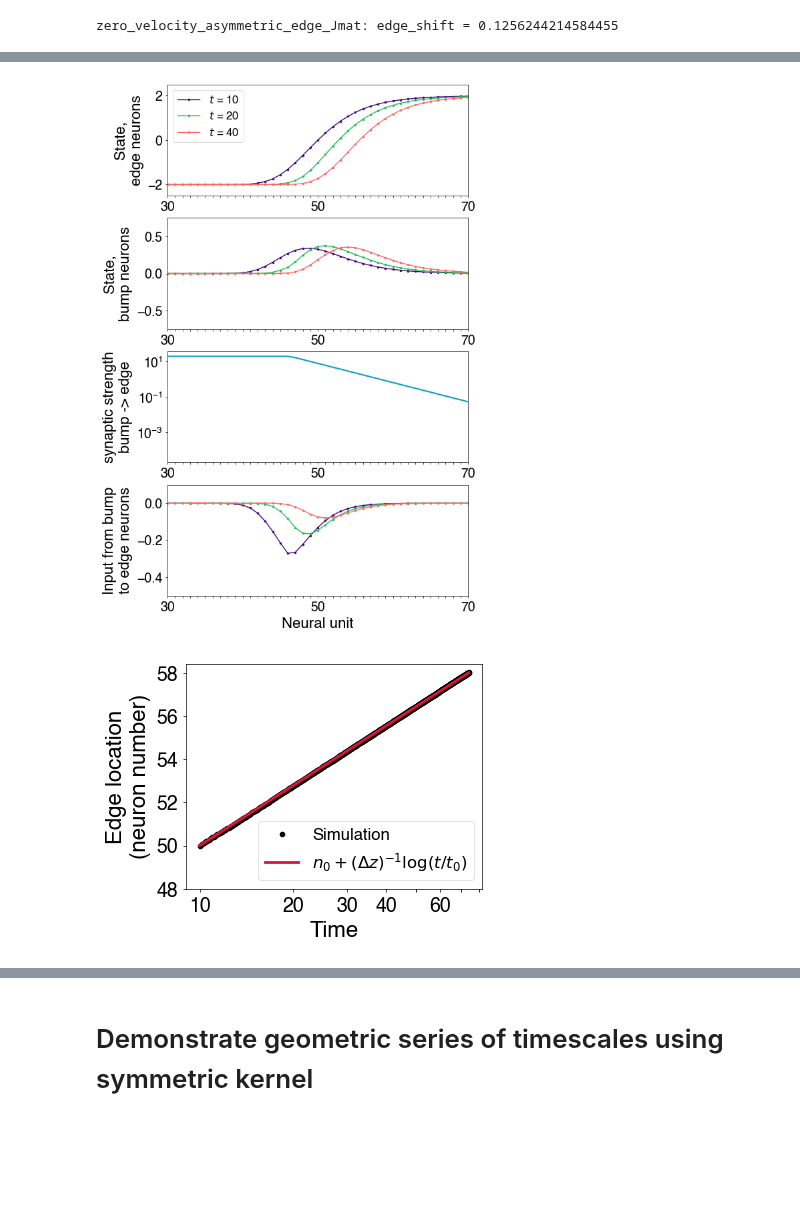
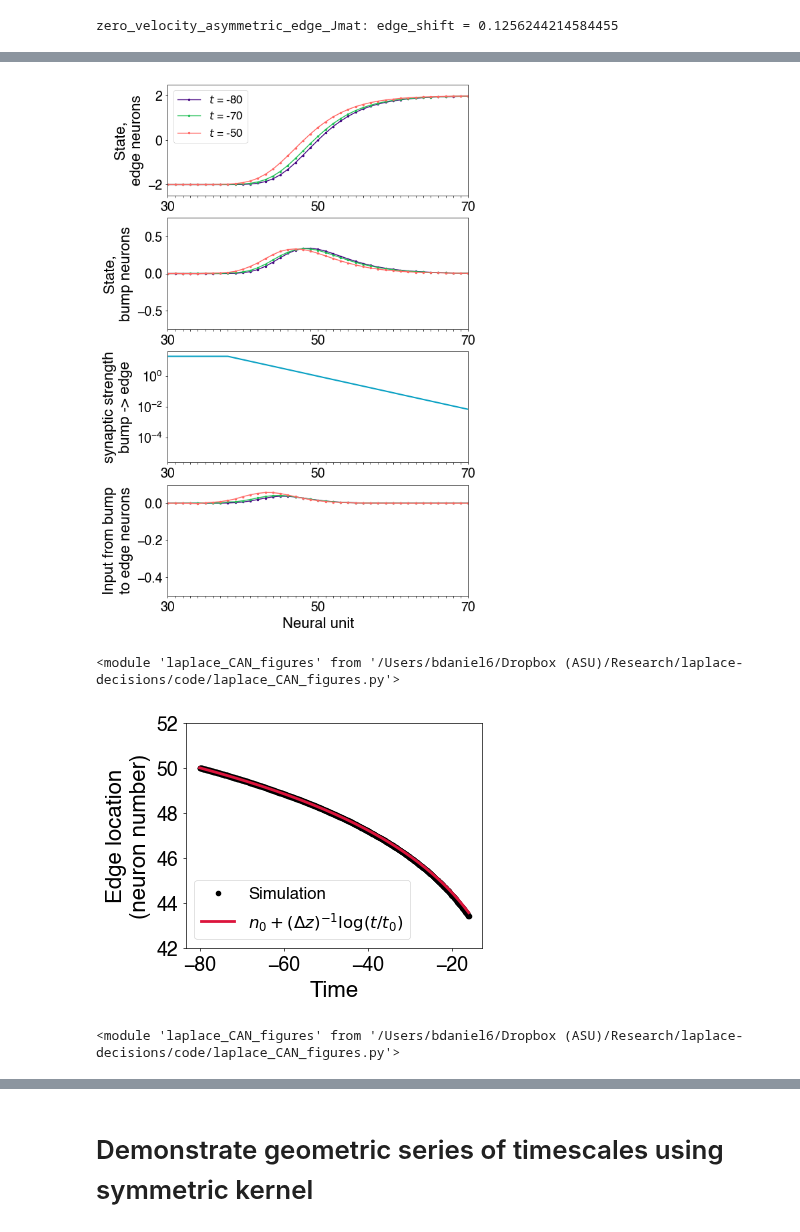
Before and after one commit to Collective-Logic-Lab/laplace-decisions, a Jupyter notebook: laplace-CAN-paper-figures.ipynb, the cells around one changed output, grey strips where cells are left out. Cells and saved outputs as stored; diff of their text form; code cells hidden in the pictures; blank space fills up the shorter version.

```diff
--- a/laplace-CAN-paper-figures.ipynb
+++ b/laplace-CAN-paper-figures.ipynb
@@ -30,12 +31,16 @@ from laplace_network import asymmetric_edge_states
 # set up 1-D line of units with nearest-neighbor interactions
 # and fixed boundary conditions implemented by large fields at the ends
 
+sim_type = 'future' #'past' # 'future'
 Npopulation = 100 # number of units in each population
 # delta_z is the conversion unit from distance measured in number of neurons
 # to the relevant output variable z
 delta_z = 1/4 #1/8 #1/4
 n_0_asymmetric = Npopulation/2
-t_0_asymmetric = 10
+if sim_type == 'past':
+    t_0_asymmetric = 10
+elif sim_type == 'future':
+    t_0_asymmetric = -80
 
 # 2024/3/1 set sigma large compared to range of states for all synapses except edge->edge
 sigma_edge = 0.5 #0.25 #0.5
@@ -46,10 +51,11 @@ J = 2 #2 #4
 # constant interaction from edge neurons to corresponding bump neurons
 J_edge_bump = sigma_other/2
 # strength of feedback from bump to edge neurons varies with n
-J_bump_edge_max = 1 # 10 # to avoid instability
+J_bump_edge_abs_max = 1 # 10 # to avoid instability
 J_bump_edge_scale_factor_asymmetric = sigma_other
-J_bump_edge = [ -J_bump_edge_scale_factor_asymmetric*min(1./t_0_asymmetric*1./delta_z*np.exp(-delta_z*(n-n_0_asymmetric)),
-                                              J_bump_edge_max) for n in range(Npopulation) ]
+J_bump_edge = [ -J_bump_edge_scale_factor_asymmetric*np.clip(
+                    1./t_0_asymmetric*1./delta_z*np.exp(-delta_z*(n-n_0_asymmetric)),
+                    -J_bump_edge_abs_max,+J_bump_edge_abs_max) for n in range(Npopulation) ]
 
 net_asymmetric = asymmetric_laplace_network(
                       Npopulation=Npopulation,
@@ -72,7 +78,11 @@ seed = 12345
 
 # start with edge state at location n_0 at time t_0
 edge_t = t_0_asymmetric
-initial_guess_edge = net_asymmetric.J*(2*asymmetric_edge_states(np.arange(0,Npopulation),edge_t,delta_z=delta_z,n_0=n_0_asymmetric)-1)
+initial_guess_edge = net_asymmetric.J*(2*asymmetric_edge_states(np.arange(0,Npopulation),
+                                                                edge_t,
+                                                                delta_z=delta_z,
+                                                                n_0=n_0_asymmetric,
+                                                                t_0=t_0_asymmetric)-1)
 edge_state = net_asymmetric.find_edge_state(n_0_asymmetric,
                                  initial_guess_edge=initial_guess_edge,
                                  method='translate')
@@ -123,20 +133,32 @@ Text(0, 0.5, 'Neural state')
 lf.translation_simulation_plot(net_asymmetric,states_asymmetric,states_asymmetric,
                                num_neurons_scale=5/net_asymmetric.delta_z,
                                bump_state_min=-0.75,bump_state_max=0.75)
-filename = '240301_asymmetric_translation_simulation'
+filename = '240425_asymmetric_translation_simulation_{}'.format(sim_type)
 if noise_var > 1e-6:
     filename += '_noise'
 plt.savefig(filename+'.pdf')
 # %% [output]
-[figure, old version]
+[figure, new version]
+# %%
+reload(lf)
+# %% [output]
+<module 'laplace_CAN_figures' from '/Users/bdaniel6/Dropbox (ASU)/Research/laplace-decisions/code/laplace_CAN_figures.py'>
 # %%
 lf.edge_location_plot(net_asymmetric,states_asymmetric,n_0_asymmetric,t_0_asymmetric,delta_z)
-plt.xticks(t_0_asymmetric*np.array([1,2,3,4,6]),t_0_asymmetric*np.array([1,2,3,4,6]));
-plt.yticks(n_0_asymmetric+np.arange(-2,10,2));
-filename = '240301_asymmetric_edge_location'
+plt.xticks(t_0_asymmetric + np.array([10,20,30,40,60]),t_0_asymmetric + np.array([10,20,30,40,60]));
+if sim_type == 'past':
+    plt.yticks(n_0_asymmetric+np.arange(-2,10,2))
+elif sim_type == 'future':
+    plt.yticks(n_0_asymmetric-np.arange(-2,10,2))
+    plt.xscale('linear')
+filename = '240425_asymmetric_edge_location_{}'.format(sim_type)
 if noise_var > 1e-6:
     filename += '_noise'
 plt.savefig(filename+'.pdf')
 # %% [output]
-[figure, old version]
+[figure, new version]
+# %%
+reload(lf)
+# %% [output]
+<module 'laplace_CAN_figures' from '/Users/bdaniel6/Dropbox (ASU)/Research/laplace-decisions/code/laplace_CAN_figures.py'>
 # %%
```
Also changed, not shown: parts of 5 cells of this notebook, 1 other file.
